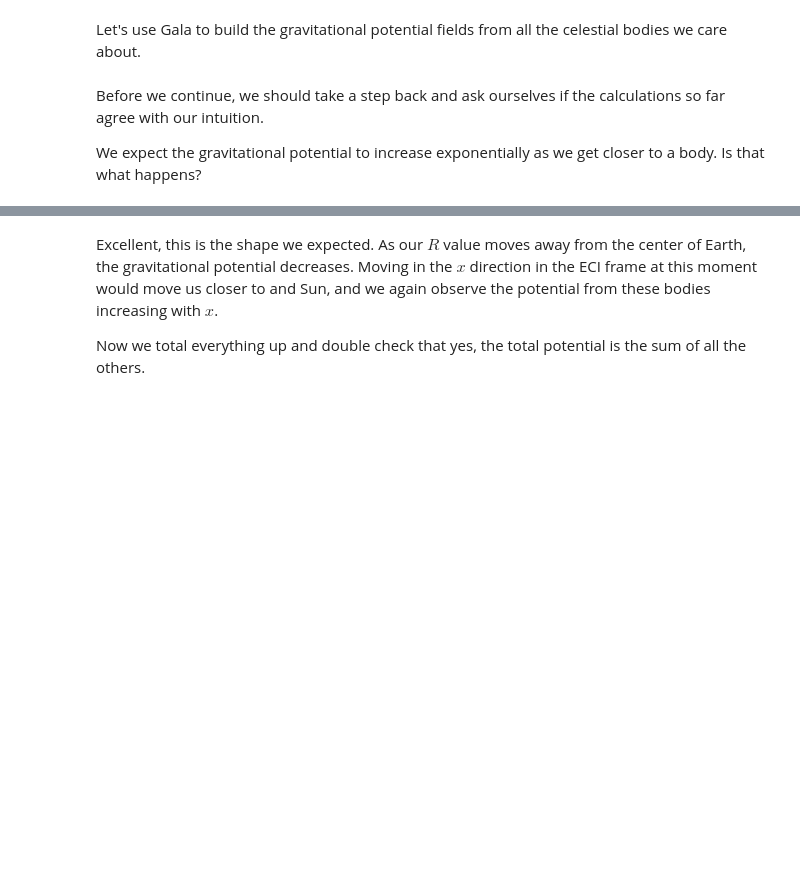
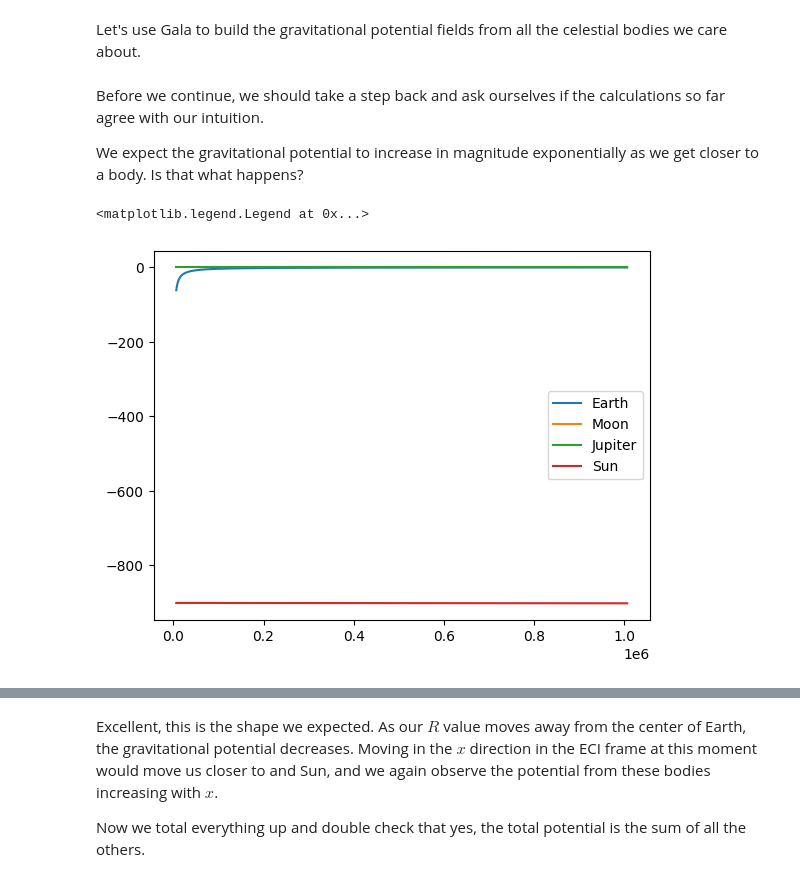
Before and after one commit to philiplinden/spacetime, a Jupyter notebook: learning/notebooks/time_dilation.ipynb, the cells around one changed output, grey strips where cells are left out. Drawn from its saved outputs; the diff is of its cells as text; code cells hidden in the pictures; blank space fills up the shorter version.

```diff
--- a/learning/notebooks/time_dilation.ipynb
+++ b/learning/notebooks/time_dilation.ipynb
@@ -117,5 +119,13 @@ for p in potentials:
 # %% [markdown]
 Before we continue, we should take a step back and ask ourselves if the calculations so far agree with our intuition.
 
-We expect the gravitational potential to increase exponentially as we get closer to a body. Is that what happens?
+We expect the gravitational potential to increase in magnitude exponentially as we get closer to a body. Is that what happens?
+# %%
+fig, ax = plt.subplots(nrows=1, ncols=1)
+for p in potentials:
+    p.plot_contours(grid=(r,0,0), ax=ax)
+ax.legend(labels)
+# %% [output]
+<matplotlib.legend.Legend at 0x...>
+[figure, added]
 # %%
```
Also changed, not shown: parts of 16 cells of this notebook.
